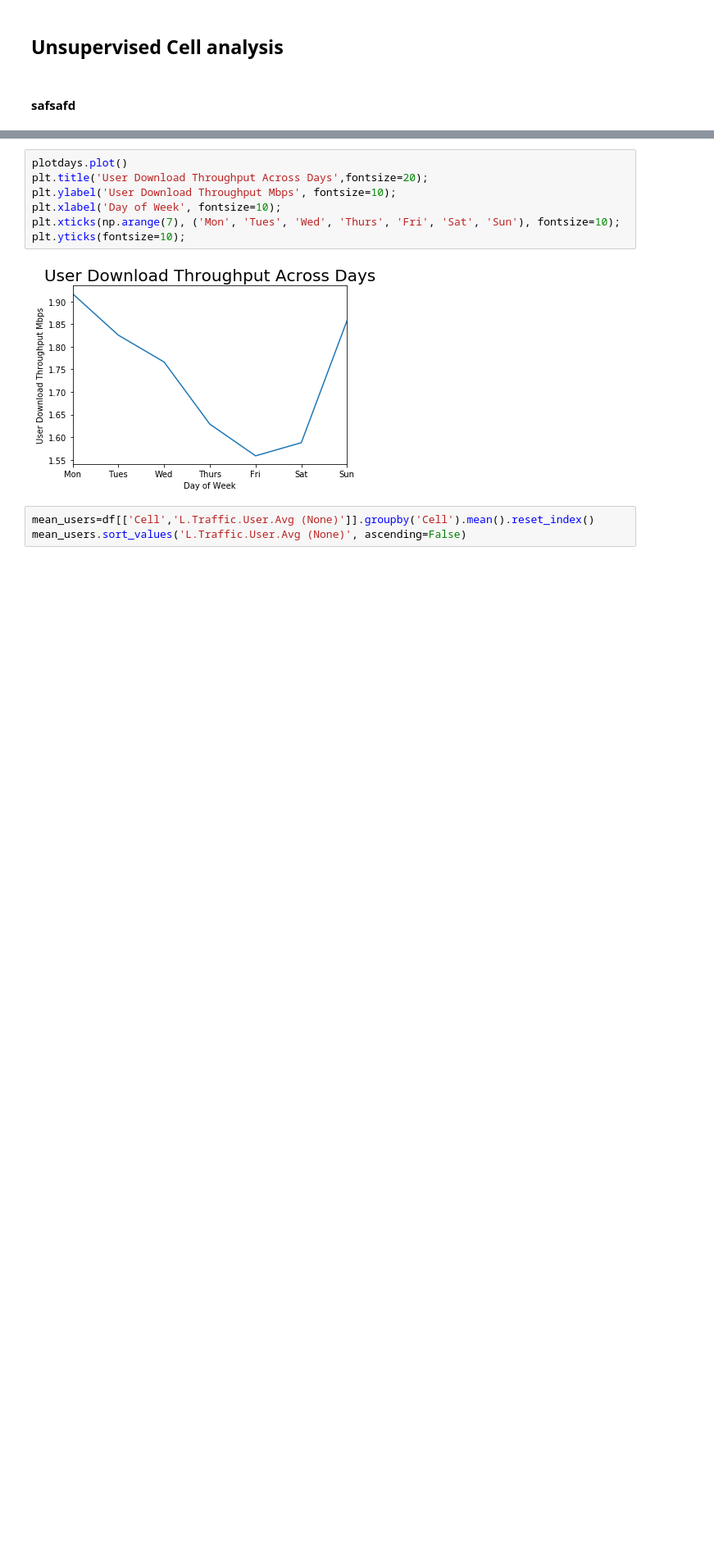
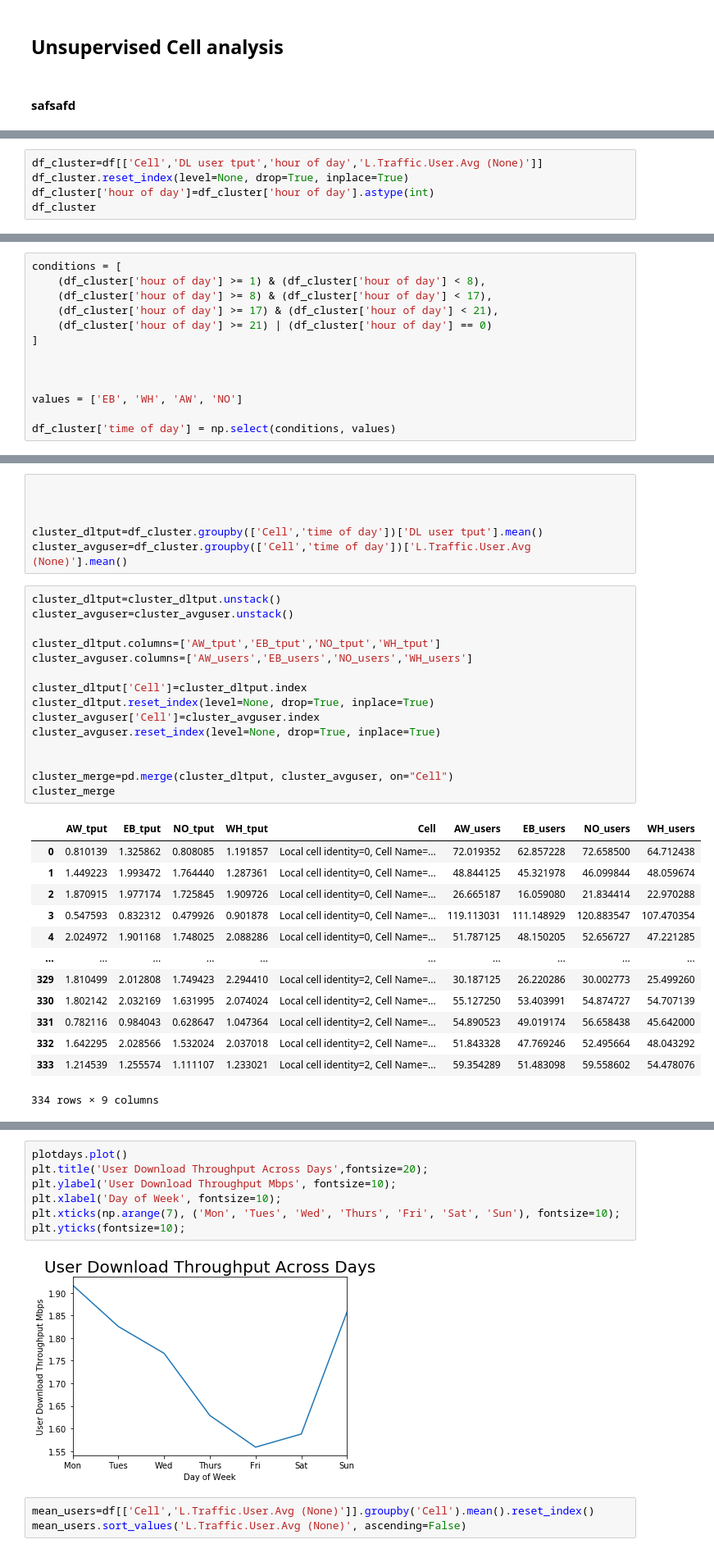
Before and after one commit to athalji/Timeseries_Forecasting_AWS, a Jupyter notebook: data_exploration.ipynb, the cells around one changed output, grey strips where cells are left out. Shown at 82% size. Drawn from its saved outputs; the diff is of its cells as text; blank space fills up the shorter version.

```diff
--- a/data_exploration.ipynb
+++ b/data_exploration.ipynb
@@ -249,0 +257,5 @@ plt.show()
+# %%
+df_cluster=df[['Cell','DL user tput','hour of day','L.Traffic.User.Avg (None)']]
+df_cluster.reset_index(level=None, drop=True, inplace=True)
+df_cluster['hour of day']=df_cluster['hour of day'].astype(int)
+df_cluster
@@ -249,0 +281,13 @@ plt.show()
+# %%
+conditions = [
+    (df_cluster['hour of day'] >= 1) & (df_cluster['hour of day'] < 8),
+    (df_cluster['hour of day'] >= 8) & (df_cluster['hour of day'] < 17),
+    (df_cluster['hour of day'] >= 17) & (df_cluster['hour of day'] < 21),
+    (df_cluster['hour of day'] >= 21) | (df_cluster['hour of day'] == 0)
+]
+
+
+
+values = ['EB', 'WH', 'AW', 'NO']
+
+df_cluster['time of day'] = np.select(conditions, values)
@@ -249,0 +300,35 @@ plt.show()
+# %%
+
+
+
+cluster_dltput=df_cluster.groupby(['Cell','time of day'])['DL user tput'].mean()
+cluster_avguser=df_cluster.groupby(['Cell','time of day'])['L.Traffic.User.Avg (None)'].mean()
+# %%
+cluster_dltput=cluster_dltput.unstack()
+cluster_avguser=cluster_avguser.unstack()
+
+cluster_dltput.columns=['AW_tput','EB_tput','NO_tput','WH_tput']
+cluster_avguser.columns=['AW_users','EB_users','NO_users','WH_users']
+
+cluster_dltput['Cell']=cluster_dltput.index
+cluster_dltput.reset_index(level=None, drop=True, inplace=True)
+cluster_avguser['Cell']=cluster_avguser.index
+cluster_avguser.reset_index(level=None, drop=True, inplace=True)
+
+
+cluster_merge=pd.merge(cluster_dltput, cluster_avguser, on="Cell")
+cluster_merge
+# %% [output]
+|  | AW_tput | EB_tput | NO_tput | WH_tput | Cell | AW_users | EB_users | NO_users | WH_users |
+| 0 | 0.810139 | 1.325862 | 0.808085 | 1.191857 | Local cell identity=0, Cell Name=... | 72.019352 | 62.857228 | 72.658500 | 64.712438 |
+| 1 | 1.449223 | 1.993472 | 1.764440 | 1.287361 | Local cell identity=0, Cell Name=... | 48.844125 | 45.321978 | 46.099844 | 48.059674 |
+| 2 | 1.870915 | 1.977174 | 1.725845 | 1.909726 | Local cell identity=0, Cell Name=... | 26.665187 | 16.059080 | 21.834414 | 22.970288 |
+| 3 | 0.547593 | 0.832312 | 0.479926 | 0.901878 | Local cell identity=0, Cell Name=... | 119.113031 | 111.148929 | 120.883547 | 107.470354 |
+| 4 | 2.024972 | 1.901168 | 1.748025 | 2.088286 | Local cell identity=0, Cell Name=... | 51.787125 | 48.150205 | 52.656727 | 47.221285 |
+| ... | ... | ... | ... | ... | ... | ... | ... | ... | ... |
+| 329 | 1.810499 | 2.012808 | 1.749423 | 2.294410 | Local cell identity=2, Cell Name=... | 30.187125 | 26.220286 | 30.002773 | 25.499260 |
+| 330 | 1.802142 | 2.032169 | 1.631995 | 2.074024 | Local cell identity=2, Cell Name=... | 55.127250 | 53.403991 | 54.874727 | 54.707139 |
+| 331 | 0.782116 | 0.984043 | 0.628647 | 1.047364 | Local cell identity=2, Cell Name=... | 54.890523 | 49.019174 | 56.658438 | 45.642000 |
+| 332 | 1.642295 | 2.028566 | 1.532024 | 2.037018 | Local cell identity=2, Cell Name=... | 51.843328 | 47.769246 | 52.495664 | 48.043292 |
+| 333 | 1.214539 | 1.255574 | 1.111107 | 1.233021 | Local cell identity=2, Cell Name=... | 59.354289 | 51.483098 | 59.558602 | 54.478076 |
+334 rows × 9 columns
```
Also changed, not shown: parts of 6 cells of this notebook.
